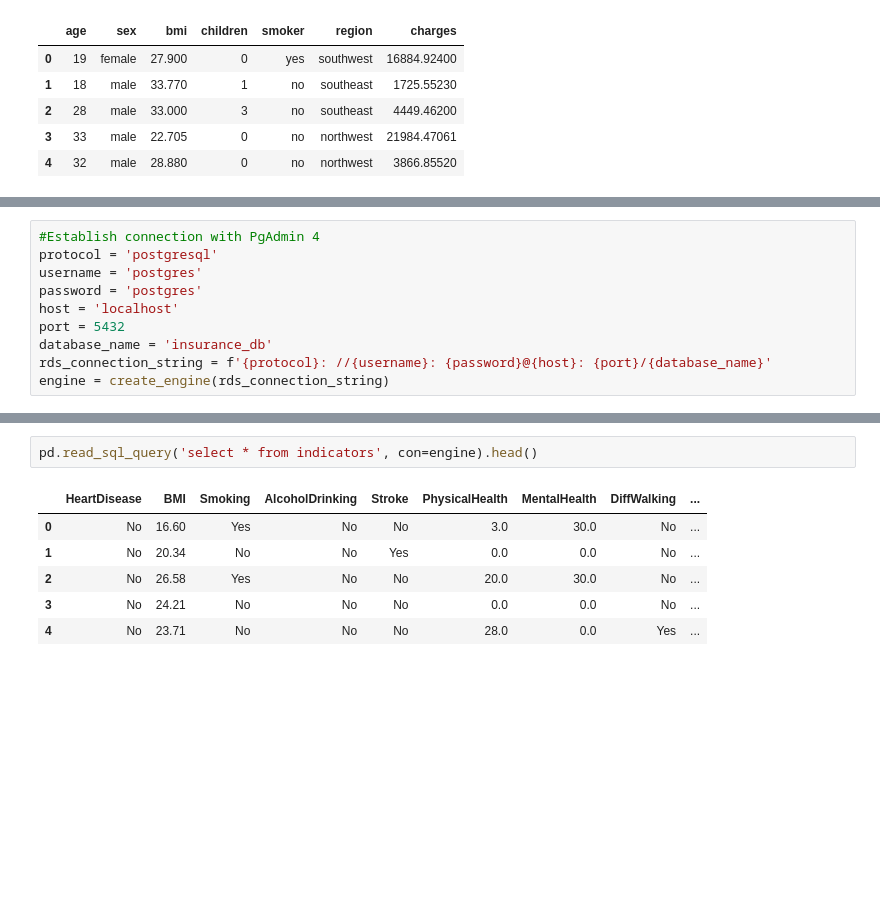
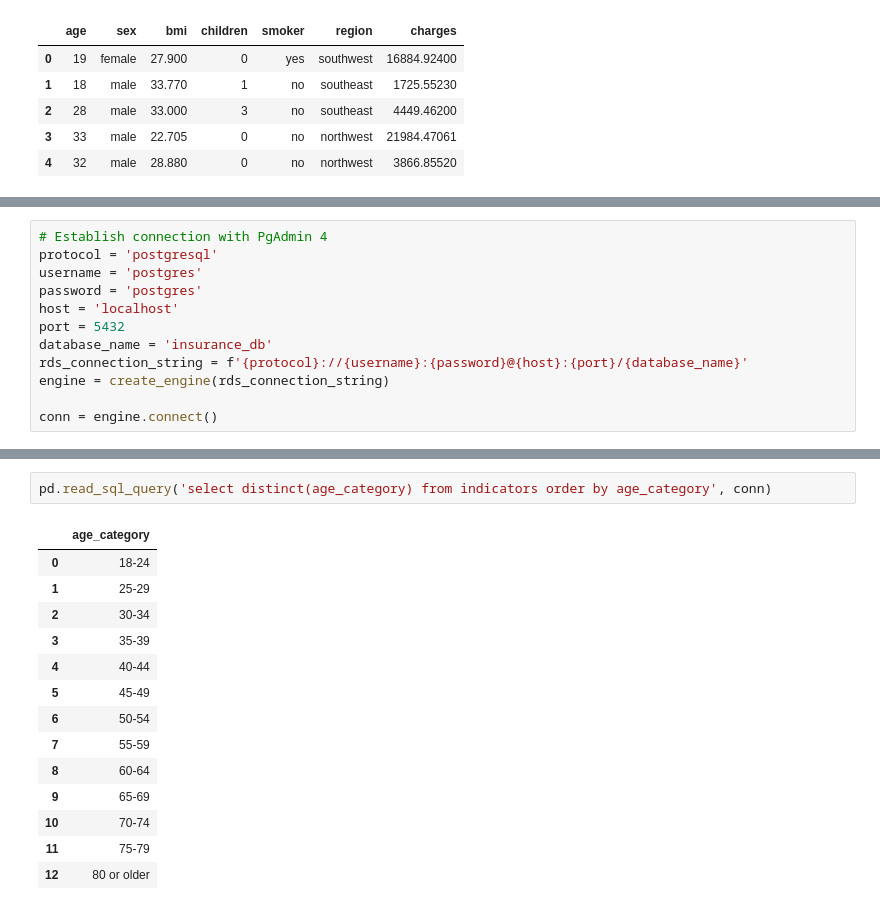
Before and after one commit to CFreeman04/Project_2, a Jupyter notebook: insurance.ipynb, the cells around one changed output, grey strips where cells are left out. Cells and saved outputs as stored; diff of their text form; blank space fills up the shorter version.

```diff
--- a/insurance.ipynb
+++ b/insurance.ipynb
@@ -84,15 +87,17 @@ Data columns (total 18 columns):
 dtypes: float64(4), object(14)
 memory usage: 43.9+ MB
 # %%
-#Establish connection with PgAdmin 4
+# Establish connection with PgAdmin 4
 protocol = 'postgresql'
 username = 'postgres'
 password = 'postgres'
 host = 'localhost'
 port = 5432
 database_name = 'insurance_db'
-rds_connection_string = f'{protocol}: //{username}: {password}@{host}: {port}/{database_name}'
+rds_connection_string = f'{protocol}://{username}:{password}@{host}:{port}/{database_name}'
 engine = create_engine(rds_connection_string)
+
+conn = engine.connect()
 # %%
 engine.table_names()
 # %% [output]
@@ -130,9 +145,17 @@ pd.read_sql_query('select * from insurance', con=engine).head()
 # %%
-pd.read_sql_query('select * from indicators', con=engine).head()
+pd.read_sql_query('select distinct(age_category) from indicators order by age_category', conn)
 # %% [output]
-|  | HeartDisease | BMI | Smoking | AlcoholDrinking | Stroke | PhysicalHealth | MentalHealth | DiffWalking | ... |
-| 0 | No | 16.60 | Yes | No | No | 3.0 | 30.0 | No | ... |
-| 1 | No | 20.34 | No | No | Yes | 0.0 | 0.0 | No | ... |
-| 2 | No | 26.58 | Yes | No | No | 20.0 | 30.0 | No | ... |
-| 3 | No | 24.21 | No | No | No | 0.0 | 0.0 | No | ... |
-| 4 | No | 23.71 | No | No | No | 28.0 | 0.0 | Yes | ... |
+|  | age_category |
+| 0 | 18-24 |
+| 1 | 25-29 |
+| 2 | 30-34 |
+| 3 | 35-39 |
+| 4 | 40-44 |
+| 5 | 45-49 |
+| 6 | 50-54 |
+| 7 | 55-59 |
+| 8 | 60-64 |
+| 9 | 65-69 |
+| 10 | 70-74 |
+| 11 | 75-79 |
+| 12 | 80 or older |
```
Also changed, not shown: parts of 12 cells of this notebook.
